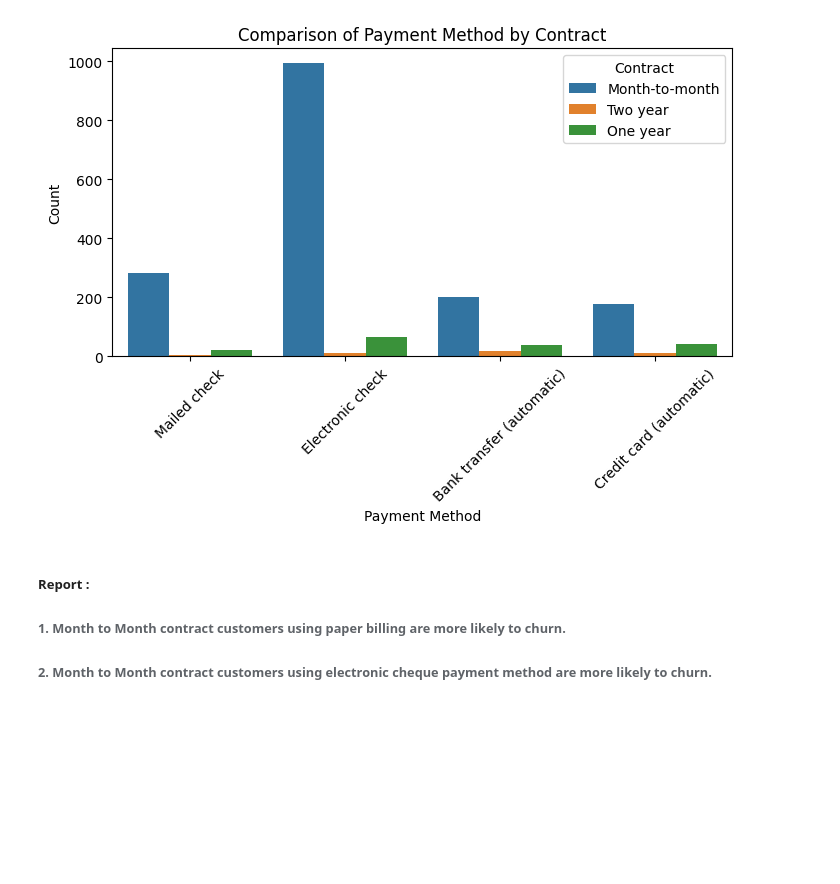
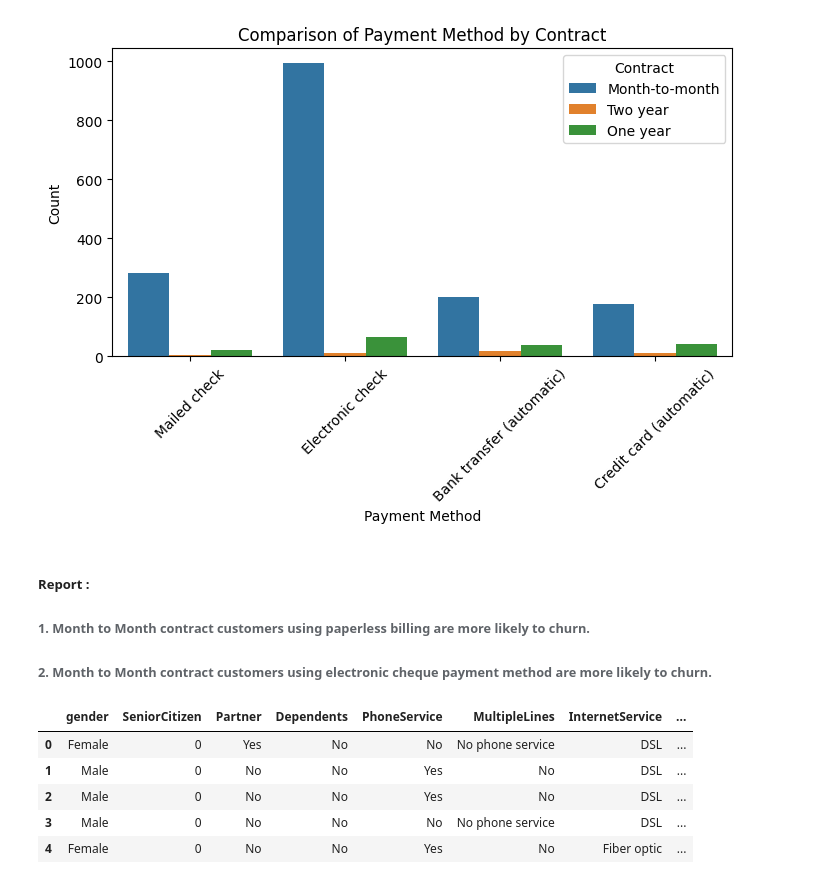
Before and after one commit to SanjayKannan24/ChurnAnalysis-EDA, a Jupyter notebook: Churn Anaysis.ipynb, the cells around one changed output. Cells and saved outputs as stored; diff of their text form; code cells hidden in the pictures; blank space fills up the shorter version.

```diff
--- a/Churn Anaysis.ipynb
+++ b/Churn Anaysis.ipynb
@@ -397,5 +395,18 @@ plt.show()
 # %% [markdown]
 ##### **Report :**
 
-###### 1. Month to Month contract customers using paper billing are more likely to churn.
+###### 1. Month to Month contract customers using paperless billing are more likely to churn.
 ###### 2. Month to Month contract customers using electronic cheque payment method are more likely to churn.
+# %%
+# Let's find the correlation of the dataframe with respect to Churn.
+# First apply one hot encoding to the Churn column in order to prevent the deletion of Churn column while perform One hot encoding.
+
+newDf["Churn"] = newDf["Churn"].replace({"Yes" : 1, "No" : 0})
+newDf.head()
+# %% [output]
+|  | gender | SeniorCitizen | Partner | Dependents | PhoneService | MultipleLines | InternetService | ... |
+| 0 | Female | 0 | Yes | No | No | No phone service | DSL | ... |
+| 1 | Male | 0 | No | No | Yes | No | DSL | ... |
+| 2 | Male | 0 | No | No | Yes | No | DSL | ... |
+| 3 | Male | 0 | No | No | No | No phone service | DSL | ... |
+| 4 | Female | 0 | No | No | Yes | No | Fiber optic | ... |
```
Also changed, not shown: parts of 5 cells of this notebook, 11 other files.
